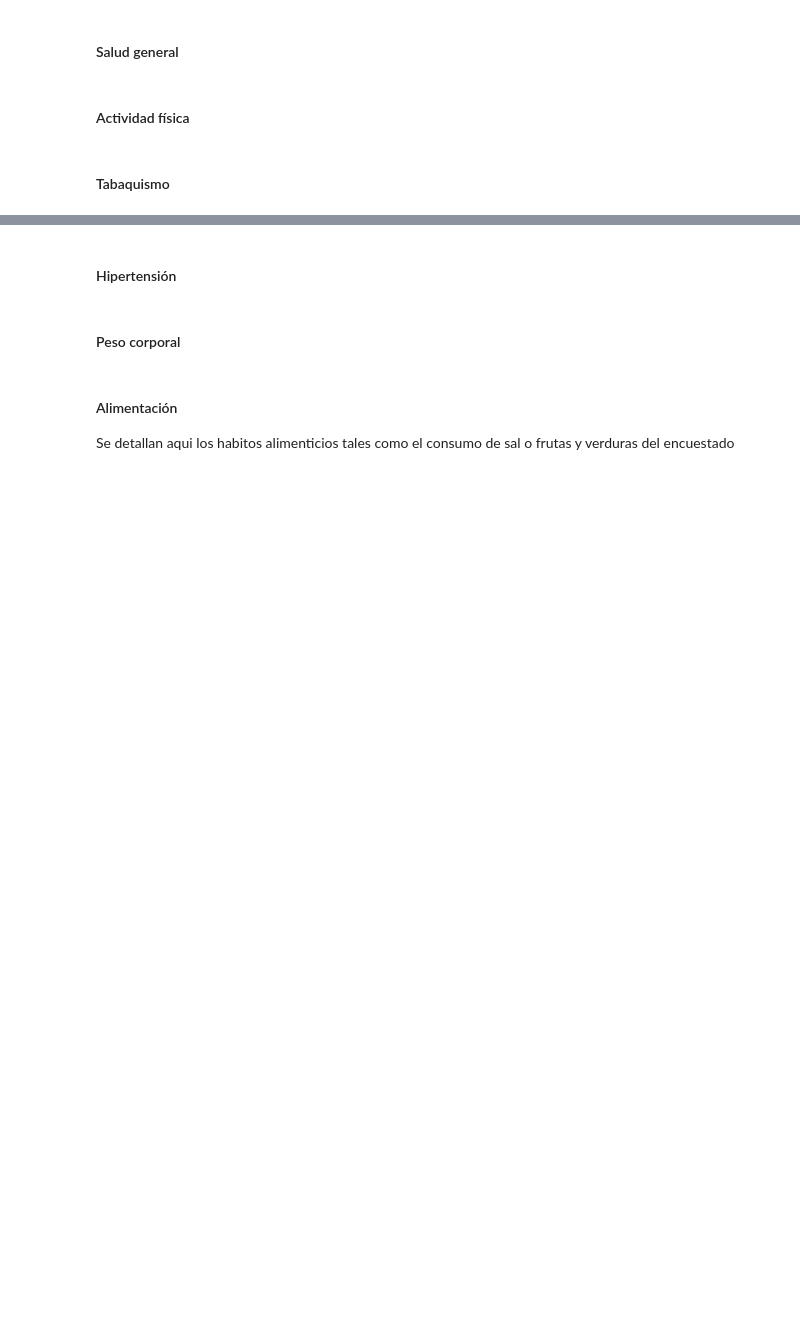
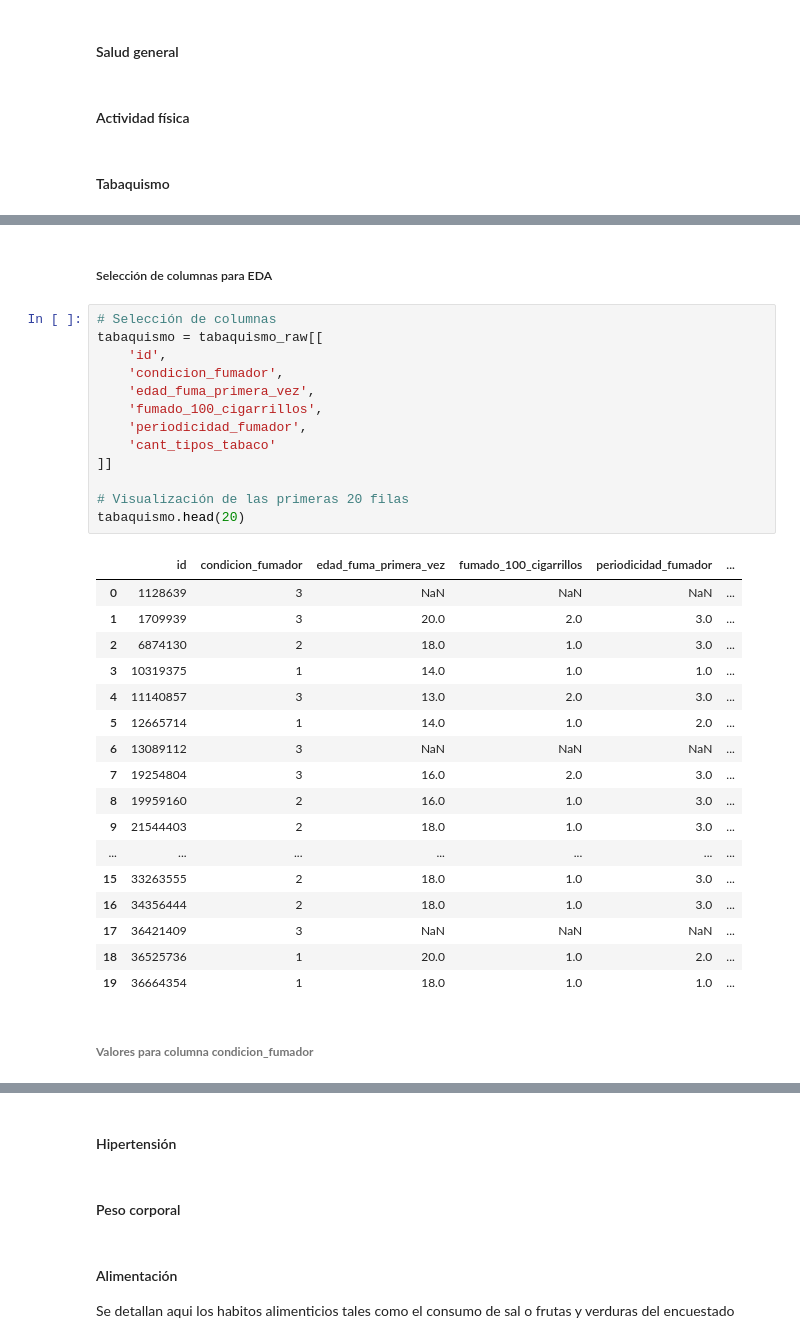
Before and after one commit to Data-Science-YPF/factores_riesgo, a Jupyter notebook: analisisBD.ipynb, the cells around one changed output, grey strips where cells are left out. Saved outputs shown, nothing was run; the diff lists cells and outputs as text; blank space fills up the shorter version.

```diff
--- a/analisisBD.ipynb
+++ b/analisisBD.ipynb
@@ -258,0 +291,35 @@ Del analisis de caracteristicas del encuestado podemos decir:
+# %% [markdown]
+##### Selección de columnas para EDA
+# %%
+# Selección de columnas
+tabaquismo = tabaquismo_raw[[
+    'id',
+    'condicion_fumador',
+    'edad_fuma_primera_vez',
+    'fumado_100_cigarrillos',
+    'periodicidad_fumador',
+    'cant_tipos_tabaco'
+]]
+
+# Visualización de las primeras 20 filas
+tabaquismo.head(20)
+# %% [output]
+|  | id | condicion_fumador | edad_fuma_primera_vez | fumado_100_cigarrillos | periodicidad_fumador | ... |
+| 0 | 1128639 | 3 | NaN | NaN | NaN | ... |
+| 1 | 1709939 | 3 | 20.0 | 2.0 | 3.0 | ... |
+| 2 | 6874130 | 2 | 18.0 | 1.0 | 3.0 | ... |
+| 3 | 10319375 | 1 | 14.0 | 1.0 | 1.0 | ... |
+| 4 | 11140857 | 3 | 13.0 | 2.0 | 3.0 | ... |
+| 5 | 12665714 | 1 | 14.0 | 1.0 | 2.0 | ... |
+| 6 | 13089112 | 3 | NaN | NaN | NaN | ... |
+| 7 | 19254804 | 3 | 16.0 | 2.0 | 3.0 | ... |
+| 8 | 19959160 | 2 | 16.0 | 1.0 | 3.0 | ... |
+| 9 | 21544403 | 2 | 18.0 | 1.0 | 3.0 | ... |
+| ... | ... | ... | ... | ... | ... | ... |
+| 15 | 33263555 | 2 | 18.0 | 1.0 | 3.0 | ... |
+| 16 | 34356444 | 2 | 18.0 | 1.0 | 3.0 | ... |
+| 17 | 36421409 | 3 | NaN | NaN | NaN | ... |
+| 18 | 36525736 | 1 | 20.0 | 1.0 | 2.0 | ... |
+| 19 | 36664354 | 1 | 18.0 | 1.0 | 1.0 | ... |
+# %% [markdown]
+###### __Valores para columna condicion_fumador__
```
Also changed, not shown: parts of 45 cells of this notebook, 3 other files.
